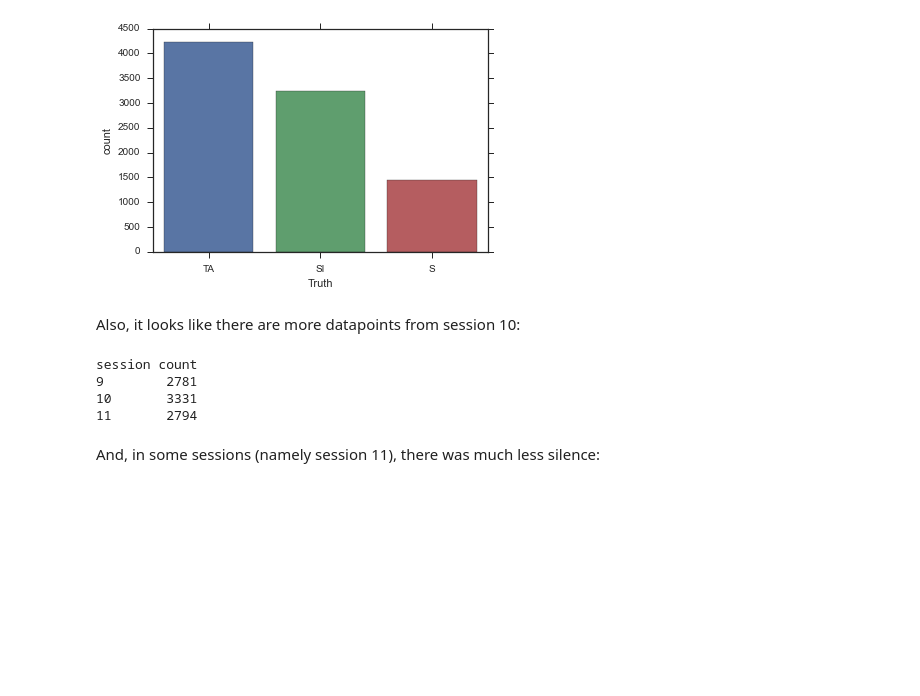
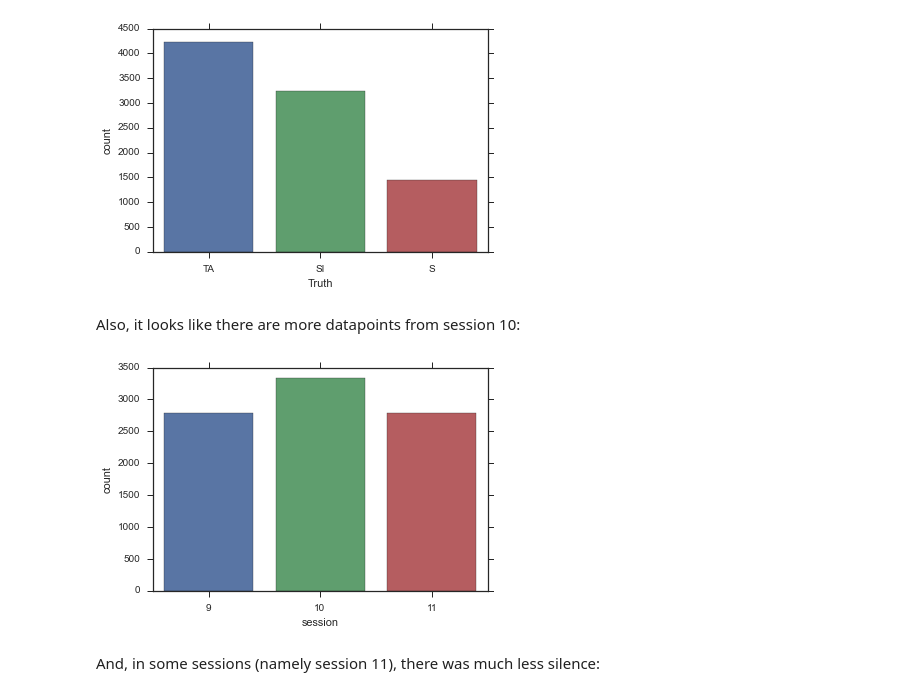
Before and after one commit to julenka/kinecture, a Jupyter notebook: data_exploration.ipynb, the cells around one changed output. Cells and saved outputs as stored; diff of their text form; code cells hidden in the pictures; blank space fills up the shorter version.

Commit message:
clean up data_exploration

```diff
--- a/data_exploration.ipynb
+++ b/data_exploration.ipynb
@@ -16,15 +24,9 @@ First load the data.
 # %%
-# Let's load the data to look at it
-import pandas as pd
-# load original data
-# xls = pd.ExcelFile('data/allData.xlsx')
-# train = xls.parse('allTrain-noFormulas')
+# load data
+xls = pd.ExcelFile('data/allData-filtered.xlsx')
+train_dataframe = xls.parse('filtered-noFormulas')
 
-# load new data
-xls = pd.ExcelFile('data/allData-filtered.xlsx')
-train = xls.parse('filtered-noFormulas')
-
-print("number of train instances:", len(train))
+print("number of train instances:", len(train_dataframe))
 # %% [output]
 number of train instances: 8906
 # %% [markdown]
@@ -43,16 +45,10 @@ _ = sns.countplot(x="Truth", data=train)
 [figure]
 # %% [markdown]
 Also, it looks like there are more datapoints from session 10:
-# %%
-sessions = set(train['session'])
-print("session\tcount")
-for session_number in sessions:
-    print(session_number, "\t", (train.session == session_number).sum())
-# %% [output]
-session count
-9        2781
-10       3331
-11       2794
+# %%
+_ = sns.countplot(x="session", data=train_dataframe)
+# %% [output]
+[figure, added]
 # %% [markdown]
 And, in some sessions (namely session 11), there was much less silence:
 # %%
```
Also changed, not shown: parts of 18 cells of this notebook, 1 other file.
